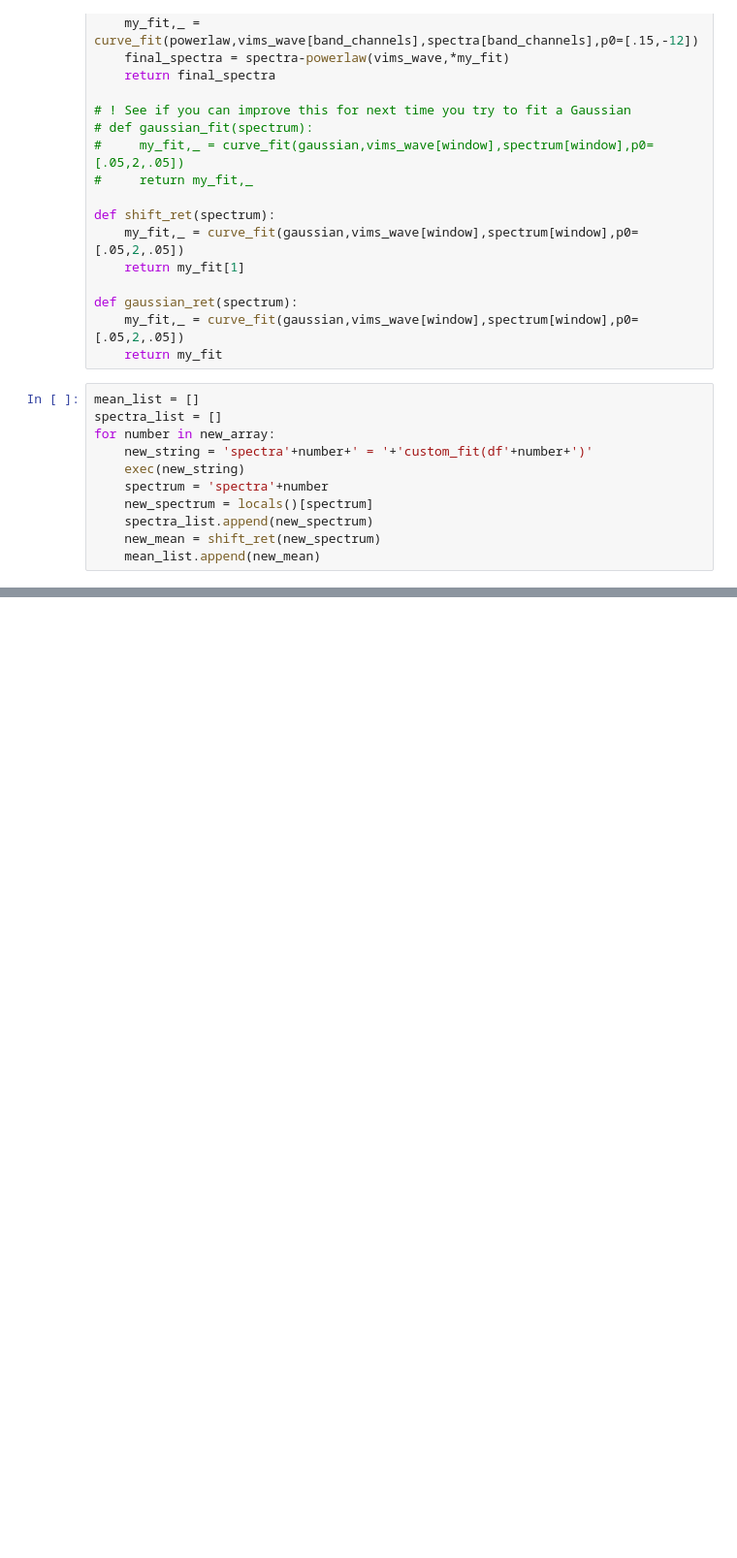
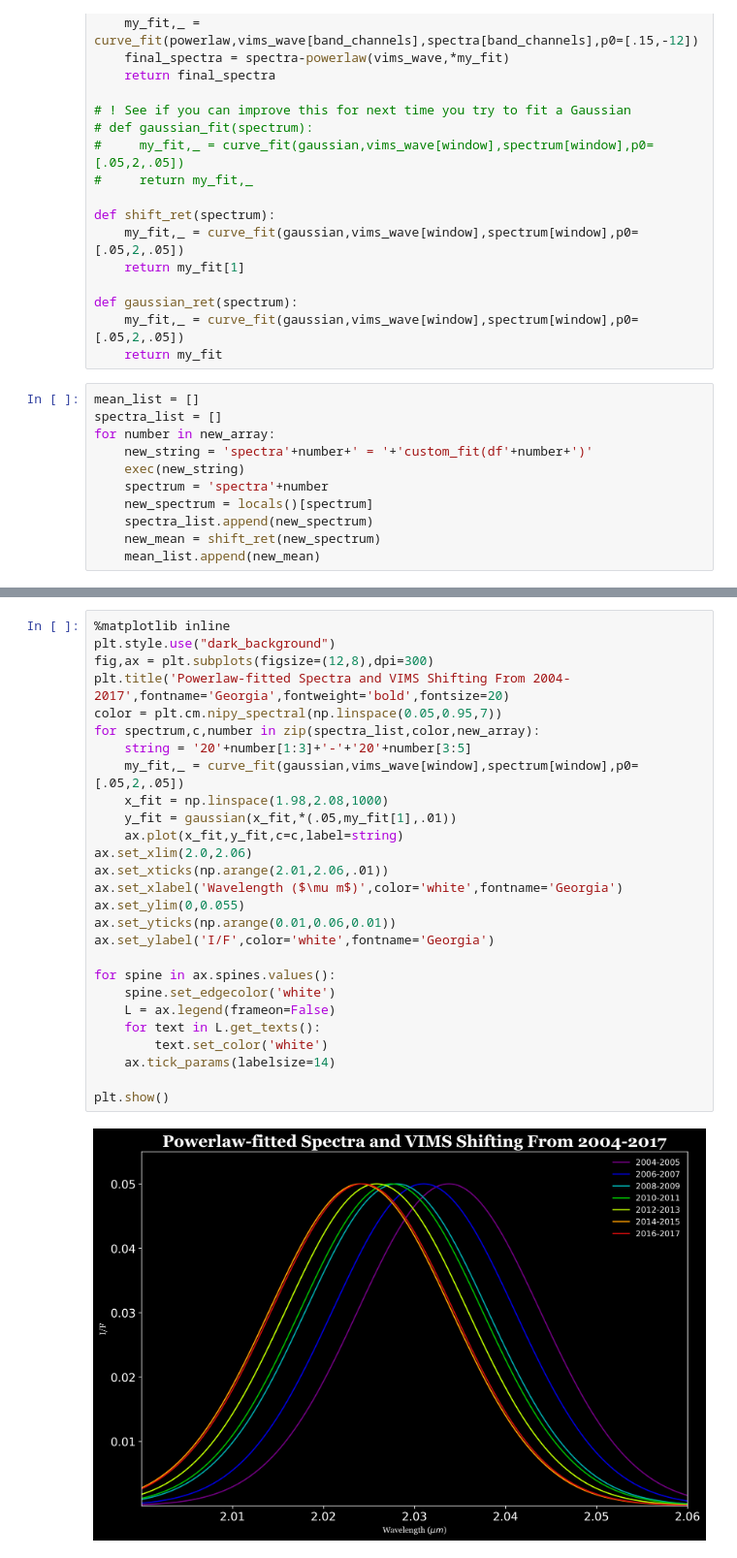
Before and after one commit to lucaslibshutz/spectralResearch, a Jupyter notebook: rainbow_fit.ipynb, the cells around one changed output, grey strips where cells are left out. Shown at 97% size. Saved outputs shown, nothing was run; the diff lists cells and outputs as text; blank space fills up the shorter version.

```diff
--- a/rainbow_fit.ipynb
+++ b/rainbow_fit.ipynb
@@ -174,0 +175,29 @@ plt.show()
+# %%
+%matplotlib inline
+plt.style.use("dark_background")
+fig,ax = plt.subplots(figsize=(12,8),dpi=300)
+plt.title('Powerlaw-fitted Spectra and VIMS Shifting From 2004-2017',fontname='Georgia',fontweight='bold',fontsize=20)
+color = plt.cm.nipy_spectral(np.linspace(0.05,0.95,7))
+for spectrum,c,number in zip(spectra_list,color,new_array):
+    string = '20'+number[1:3]+'-'+'20'+number[3:5]
+    my_fit,_ = curve_fit(gaussian,vims_wave[window],spectrum[window],p0=[.05,2,.05])
+    x_fit = np.linspace(1.98,2.08,1000)
+    y_fit = gaussian(x_fit,*(.05,my_fit[1],.01))
+    ax.plot(x_fit,y_fit,c=c,label=string)
+ax.set_xlim(2.0,2.06)
+ax.set_xticks(np.arange(2.01,2.06,.01))
+ax.set_xlabel('Wavelength ($\mu m$)',color='white',fontname='Georgia')
+ax.set_ylim(0,0.055)
+ax.set_yticks(np.arange(0.01,0.06,0.01))
+ax.set_ylabel('I/F',color='white',fontname='Georgia')
+
+for spine in ax.spines.values():
+    spine.set_edgecolor('white')
+    L = ax.legend(frameon=False)
+    for text in L.get_texts():
+        text.set_color('white')
+    ax.tick_params(labelsize=14)
+
+plt.show()
+# %% [output]
+[figure, added]
```
Also changed, not shown: parts of 4 cells of this notebook.
